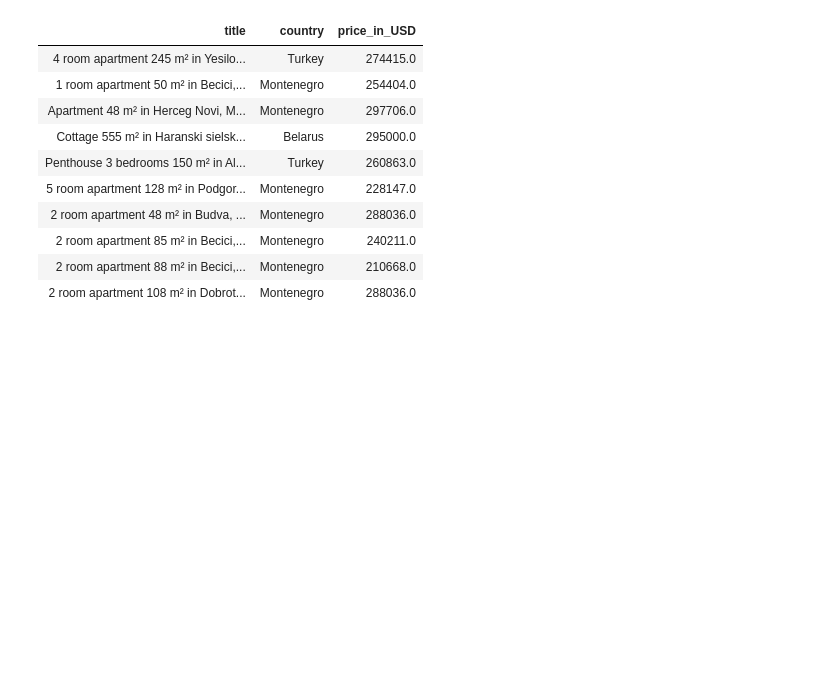
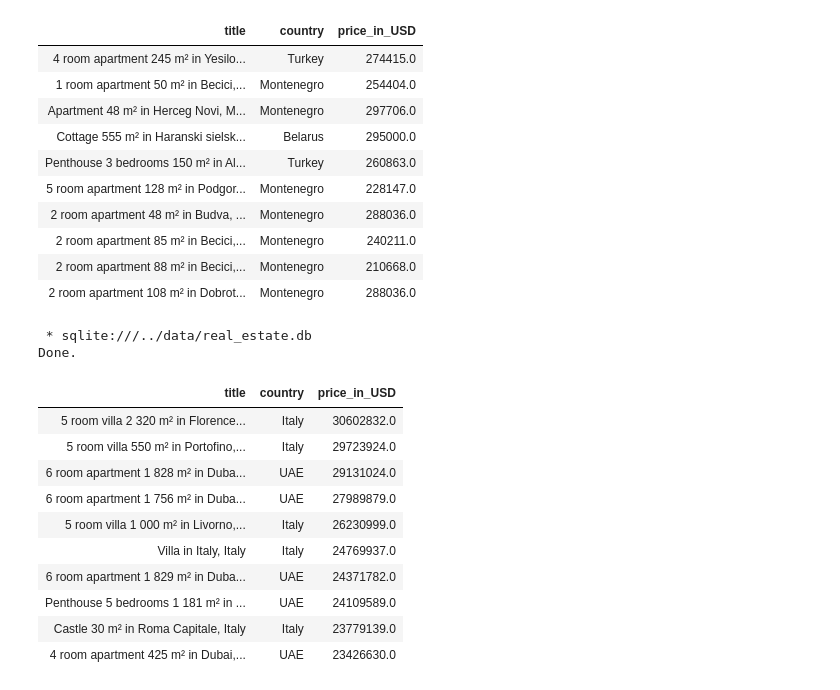
Before and after one commit to clia7/Data_Analytics_Journey, a Jupyter notebook: 05_Real_Estate_Case_Study/notebooks/04_Real_Estate_SQL.ipynb, the cells around one changed output. Drawn from its saved outputs; the diff is of its cells as text; code cells hidden in the pictures; blank space fills up the shorter version.

```diff
--- a/05_Real_Estate_Case_Study/notebooks/04_Real_Estate_SQL.ipynb
+++ b/05_Real_Estate_Case_Study/notebooks/04_Real_Estate_SQL.ipynb
@@ -281,3 +281,27 @@ Done.
 | 2 room apartment 85 m² in Becici,... | Montenegro | 240211.0 |
 | 2 room apartment 88 m² in Becici,... | Montenegro | 210668.0 |
 | 2 room apartment 108 m² in Dobrot... | Montenegro | 288036.0 |
+# %%
+%%sql
+
+SELECT
+    title,
+    country,
+    price_in_USD
+FROM real_estate
+ORDER BY price_in_USD DESC
+LIMIT 10;
+# %% [output]
+ * sqlite:///../data/real_estate.db
+Done.
+| title | country | price_in_USD |
+| 5 room villa 2 320 m² in Florence... | Italy | 30602832.0 |
+| 5 room villa 550 m² in Portofino,... | Italy | 29723924.0 |
+| 6 room apartment 1 828 m² in Duba... | UAE | 29131024.0 |
+| 6 room apartment 1 756 m² in Duba... | UAE | 27989879.0 |
+| 5 room villa 1 000 m² in Livorno,... | Italy | 26230999.0 |
+| Villa in Italy, Italy | Italy | 24769937.0 |
+| 6 room apartment 1 829 m² in Duba... | UAE | 24371782.0 |
+| Penthouse 5 bedrooms 1 181 m² in ... | UAE | 24109589.0 |
+| Castle 30 m² in Roma Capitale, Italy | Italy | 23779139.0 |
+| 4 room apartment 425 m² in Dubai,... | UAE | 23426630.0 |
```
